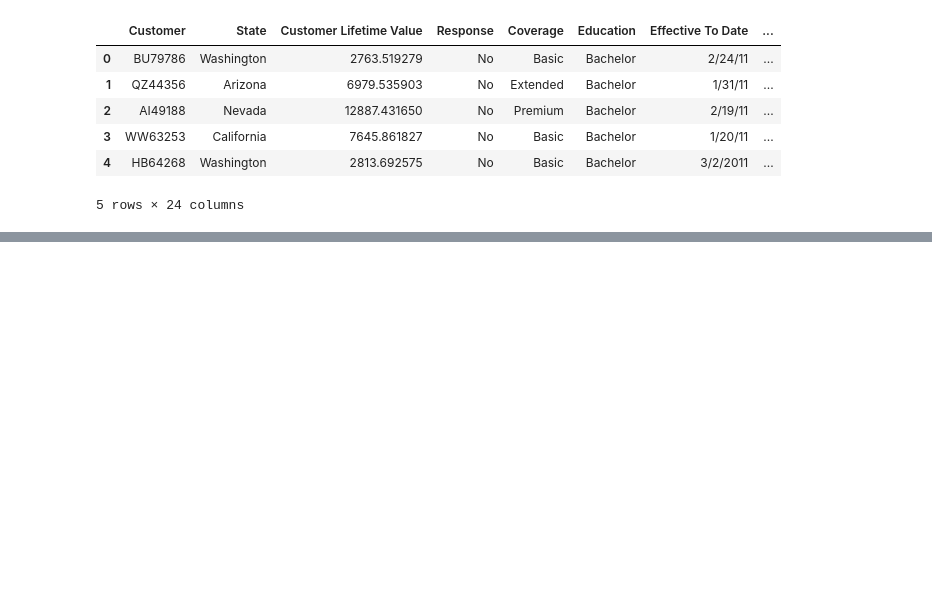
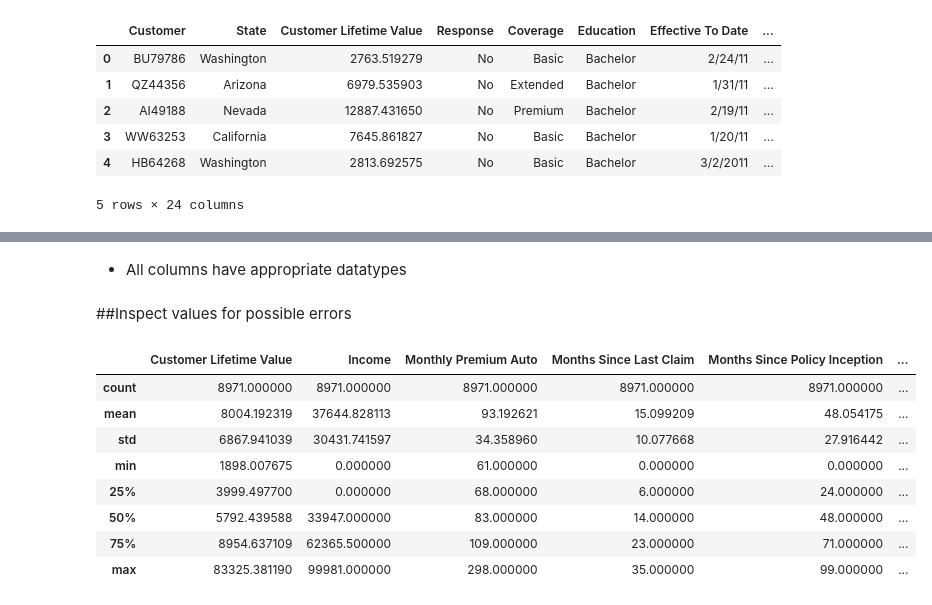
Before and after one commit to cipalisoc/Regressive-Modeling-Auto-Insurance-Premiums, a Jupyter notebook: Project_2_(Auto_Insurance).ipynb, the cells around one changed output, grey strips where cells are left out. Saved outputs shown, nothing was run; the diff lists cells and outputs as text; code cells hidden in the pictures; blank space fills up the shorter version.

```diff
--- a/Project_2_(Auto_Insurance).ipynb
+++ b/Project_2_(Auto_Insurance).ipynb
@@ -57,0 +68,4 @@ memory usage: 1.7+ MB
+# %%
+# Display all columns
+pd.set_option('display.max_column' , None)
+df.head()
@@ -57,0 +187,17 @@ memory usage: 1.7+ MB
+# %% [markdown]
+  - All columns have appropriate datatypes
+# %% [markdown]
+##Inspect values for possible errors
+# %%
+# Display descriptive statistics for numerical columns
+df.describe(include='number')
+# %% [output]
+|  | Customer Lifetime Value | Income | Monthly Premium Auto | Months Since Last Claim | Months Since Policy Inception | ... |
+| count | 8971.000000 | 8971.000000 | 8971.000000 | 8971.000000 | 8971.000000 | ... |
+| mean | 8004.192319 | 37644.828113 | 93.192621 | 15.099209 | 48.054175 | ... |
+| std | 6867.941039 | 30431.741597 | 34.358960 | 10.077668 | 27.916442 | ... |
+| min | 1898.007675 | 0.000000 | 61.000000 | 0.000000 | 0.000000 | ... |
+| 25% | 3999.497700 | 0.000000 | 68.000000 | 6.000000 | 24.000000 | ... |
+| 50% | 5792.439588 | 33947.000000 | 83.000000 | 14.000000 | 48.000000 | ... |
+| 75% | 8954.637109 | 62365.500000 | 109.000000 | 23.000000 | 71.000000 | ... |
+| max | 83325.381190 | 99981.000000 | 298.000000 | 35.000000 | 99.000000 | ... |
```
Also changed, not shown: parts of 29 cells of this notebook.
